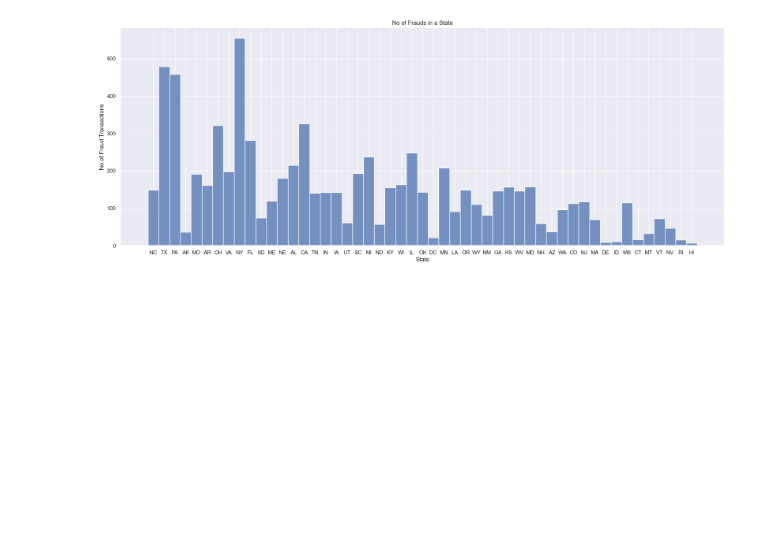
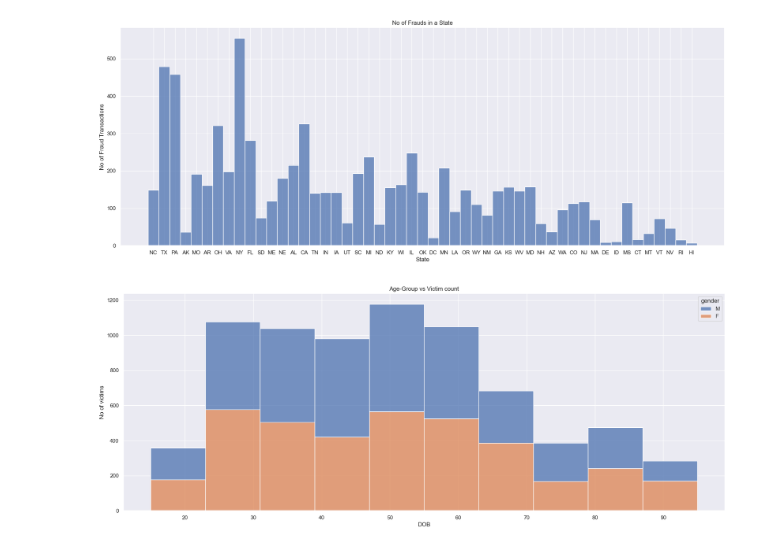
Before and after one commit to ArmaanAmoli/credit-card-fraud-detection, a Jupyter notebook: NoteBooks/dataExploration.ipynb, the cells around one changed output. Drawn from its saved outputs; the diff is of its cells as text; code cells hidden in the pictures; blank space fills up the shorter version.

Commit message:
Data Analysis-ii

```diff
--- a/NoteBooks/dataExploration.ipynb
+++ b/NoteBooks/dataExploration.ipynb
@@ -126,3 +127,17 @@ plt.ylabel('No of Fraud Transactions')
 plt.show()
 # %% [output]
 [figure]
+# %%
+gender_data = data[['gender','is_fraud' , 'dob']]
+gender_data['dob'] = pd.to_datetime(gender_data['dob'])
+reference_date = pd.Timestamp("2021-01-01")
+gender_data['age'] = (reference_date - gender_data['dob']).dt.days // 365
+gender_data = gender_data.loc[gender_data['is_fraud']==1]
+plt.figure(figsize=(22,8))
+plt.title("Age-Group vs Victim count")
+sns.histplot(data = gender_data, x="age", hue='gender' , multiple='stack', bins=10)
+plt.xlabel("DOB")
+plt.ylabel('No of victims')
+plt.show()
+# %% [output]
+[figure, added]
```
Also changed, not shown: parts of 4 cells of this notebook.
